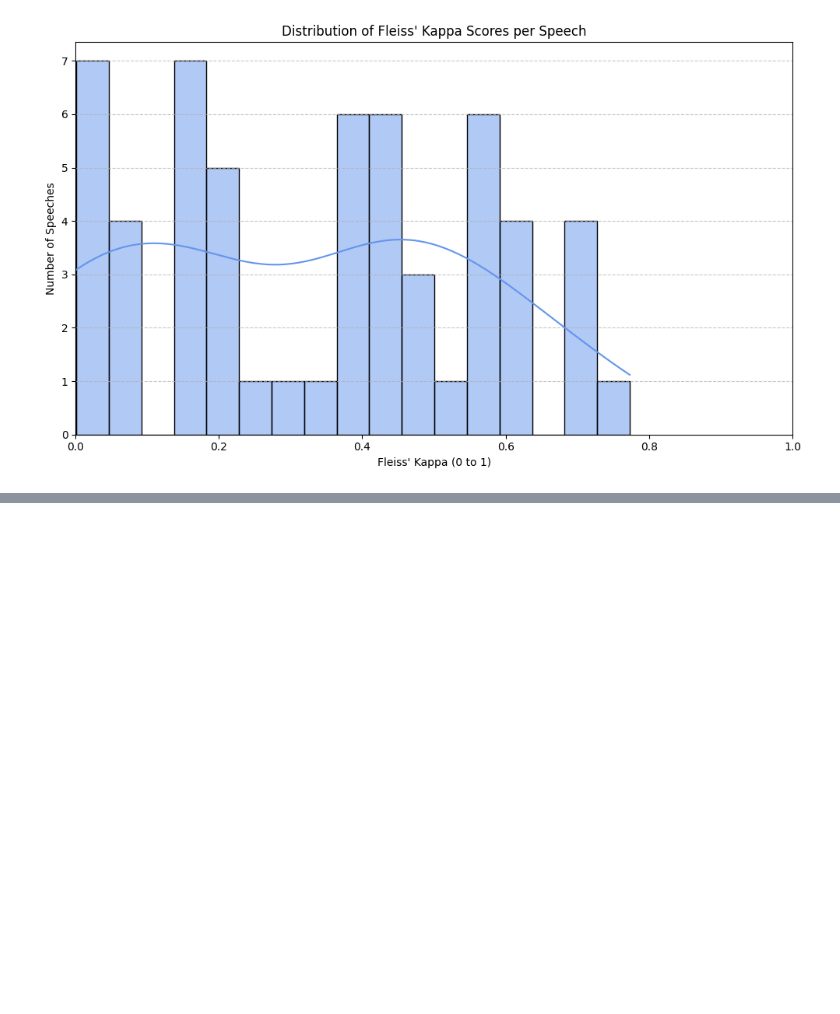
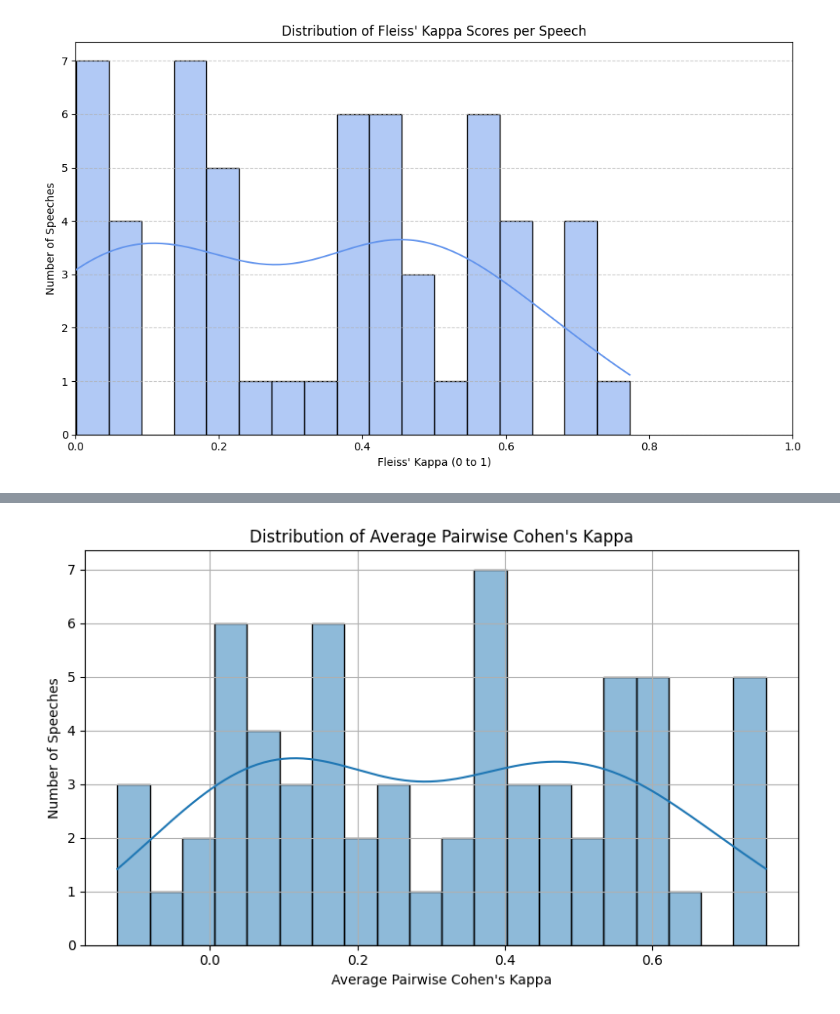
Before and after one commit to toletich311/manifesto_annotations, a Jupyter notebook: Annotations/Annotations_Speech_Statistics.ipynb, the cells around one changed output, grey strips where cells are left out. Drawn from its saved outputs; the diff is of its cells as text; code cells hidden in the pictures; blank space fills up the shorter version.

```diff
--- a/Annotations/Annotations_Speech_Statistics.ipynb
+++ b/Annotations/Annotations_Speech_Statistics.ipynb
@@ -427,0 +430,32 @@ Name: fleiss_kappa, dtype: float64
+# %%
+pairwise_kappas = []
+
+for speech_id, df in speech_dfs.items():
+    try:
+
+        worker_ids = df.columns.tolist()
+        if len(worker_ids) != 3:
+            raise ValueError(f"Expected 3 worker IDs for {speech_id}, got {len(worker_ids)}")
+        w1, w2, w3 = worker_ids
+
+        kappa12 = cohen_kappa_score(df[w1], df[w2])
+        kappa13 = cohen_kappa_score(df[w1], df[w3])
+        kappa23 = cohen_kappa_score(df[w2], df[w3])
+
+        pairwise_kappas.append({
+            'speech_id': speech_id,
+            f'cohen_kappa_{w1}_vs_{w2}': kappa12,
+            f'cohen_kappa_{w1}_vs_{w3}': kappa13,
+            f'cohen_kappa_{w2}_vs_{w3}': kappa23,
+            'avg_pairwise_kappa': np.mean([kappa12, kappa13, kappa23])
+        })
+    except Exception as e:
+        print(f"Error computing Cohen's Kappa for {speech_id}: {e}")
+        pairwise_kappas.append({
+            'speech_id': speech_id,
+            'avg_pairwise_kappa': np.nan
+        })
+
+# Convert to DataFrame
+df_pairwise_kappa = pd.DataFrame(pairwise_kappas).fillna(np.nan)
+df_pairwise_kappa
@@ -427,0 +476,14 @@ Name: fleiss_kappa, dtype: float64
+# %%
+# Drop NaNs before plotting
+valid_kappas = df_pairwise_kappa['avg_pairwise_kappa'].dropna()
+
+plt.figure(figsize=(8, 5))
+sns.histplot(valid_kappas, bins=20, kde=True, edgecolor='black')
+plt.title("Distribution of Average Pairwise Cohen's Kappa")
+plt.xlabel("Average Pairwise Cohen's Kappa")
+plt.ylabel("Number of Speeches")
+plt.grid(True)
+plt.tight_layout()
+plt.show()
+# %% [output]
+[figure, added]
```
Also changed, not shown: parts of 6 cells of this notebook, 1 other file.
